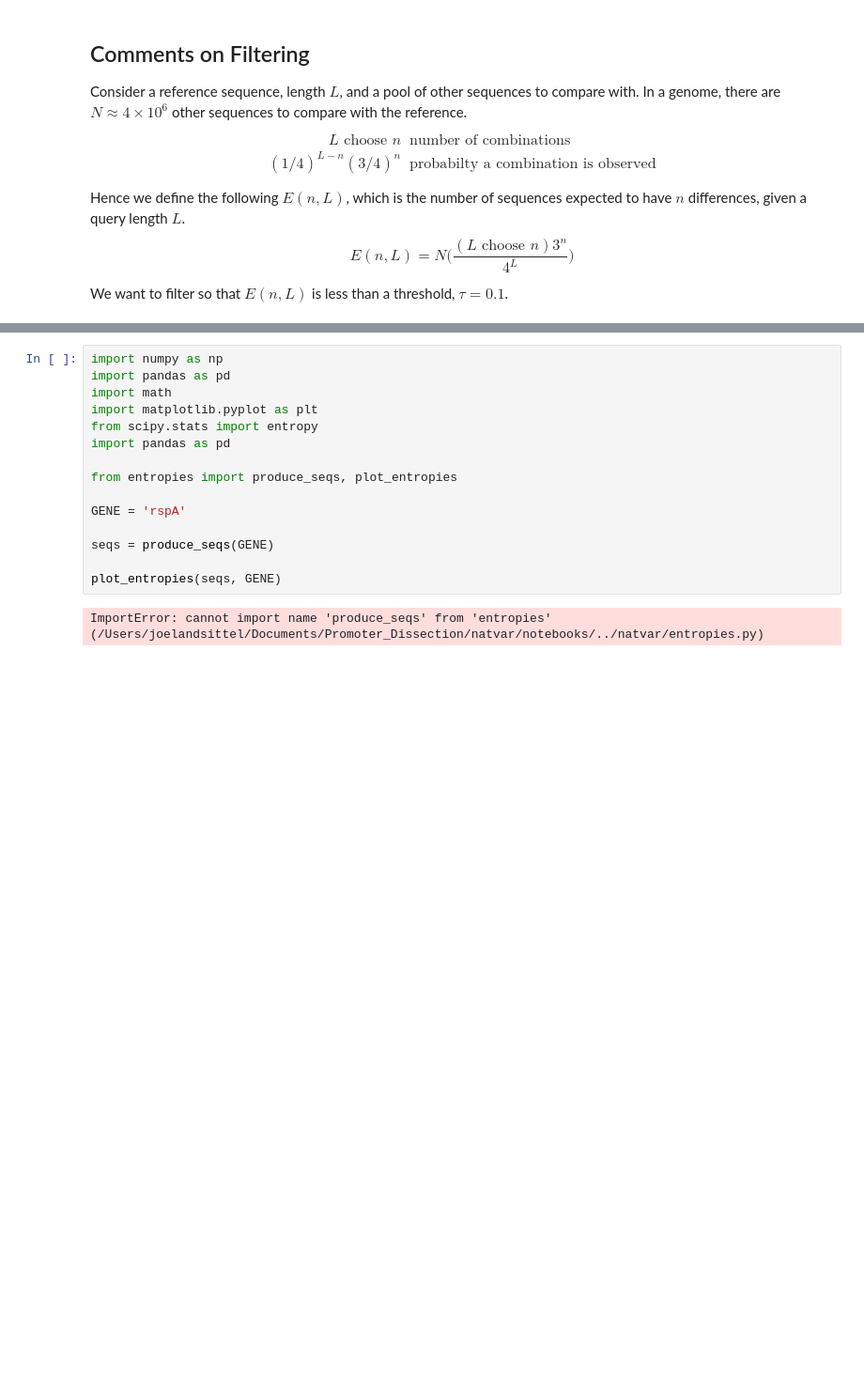
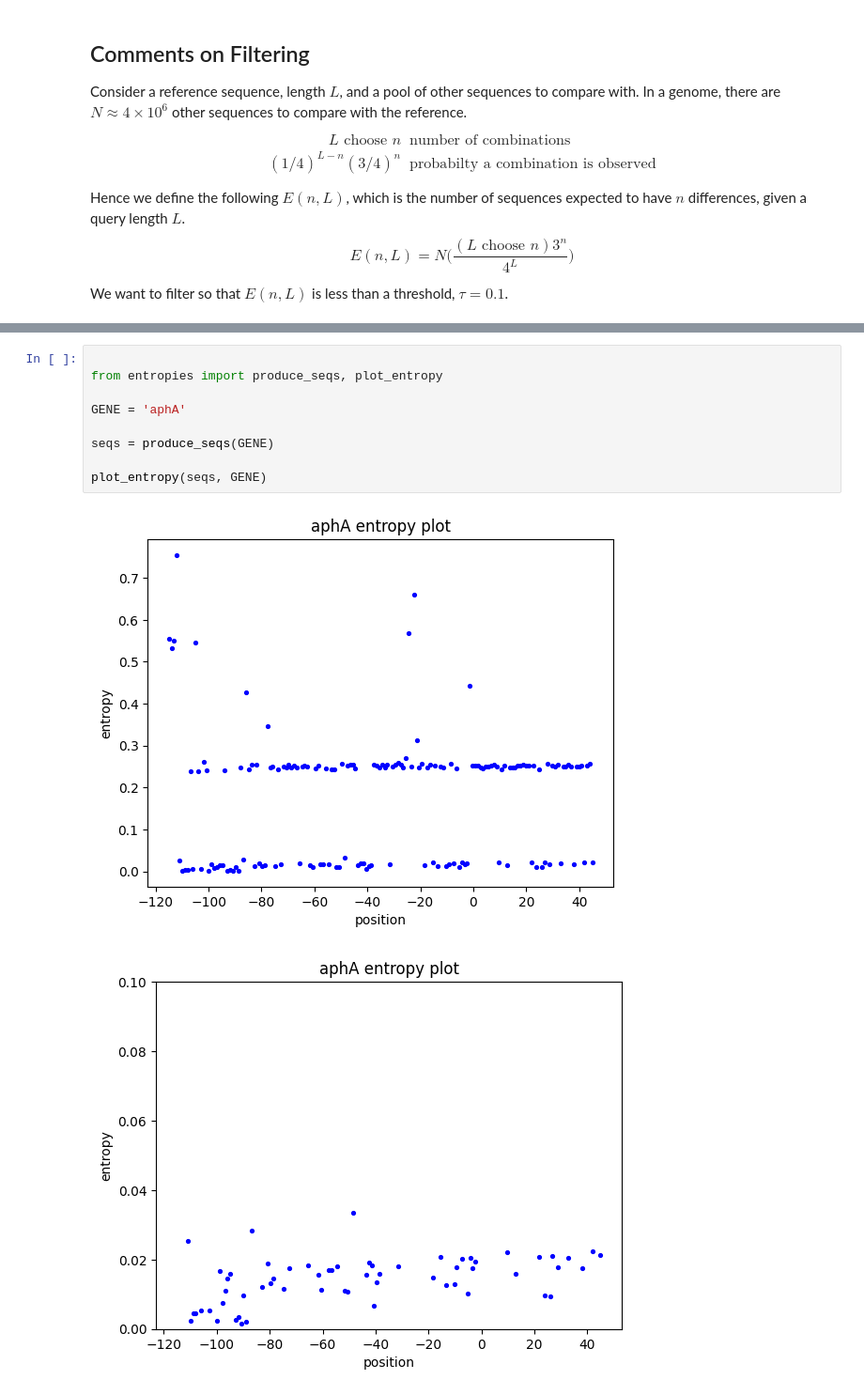
Before and after one commit to AddisonHowe/natvar, a Jupyter notebook: notebooks/nb.ipynb, the cells around one changed output, grey strips where cells are left out. Shown at 94% size. Drawn from its saved outputs; the diff is of its cells as text; blank space fills up the shorter version.

```diff
--- a/notebooks/nb.ipynb
+++ b/notebooks/nb.ipynb
@@ -122,17 +14,12 @@ plt.savefig(f'../out/entropy_plots/{GENE}_capped.png')
-# %%
-import numpy as np
-import pandas as pd
-import math
-import matplotlib.pyplot as plt
-from scipy.stats import entropy
-import pandas as pd
-
-from entropies import produce_seqs, plot_entropies
-
-GENE = 'rspA'
-
-seqs = produce_seqs(GENE)
-
-plot_entropies(seqs, GENE)
-# %% [output]
-ImportError: cannot import name 'produce_seqs' from 'entropies' (/Users/joelandsittel/Documents/Promoter_Dissection/natvar/notebooks/../natvar/entropies.py)
+# %%
+
+from entropies import produce_seqs, plot_entropy
+
+GENE = 'aphA'
+
+seqs = produce_seqs(GENE)
+
+plot_entropy(seqs, GENE)
+# %% [output]
+[figure, added]
+[figure, added]
```
Also changed, not shown: parts of 3 cells of this notebook.
